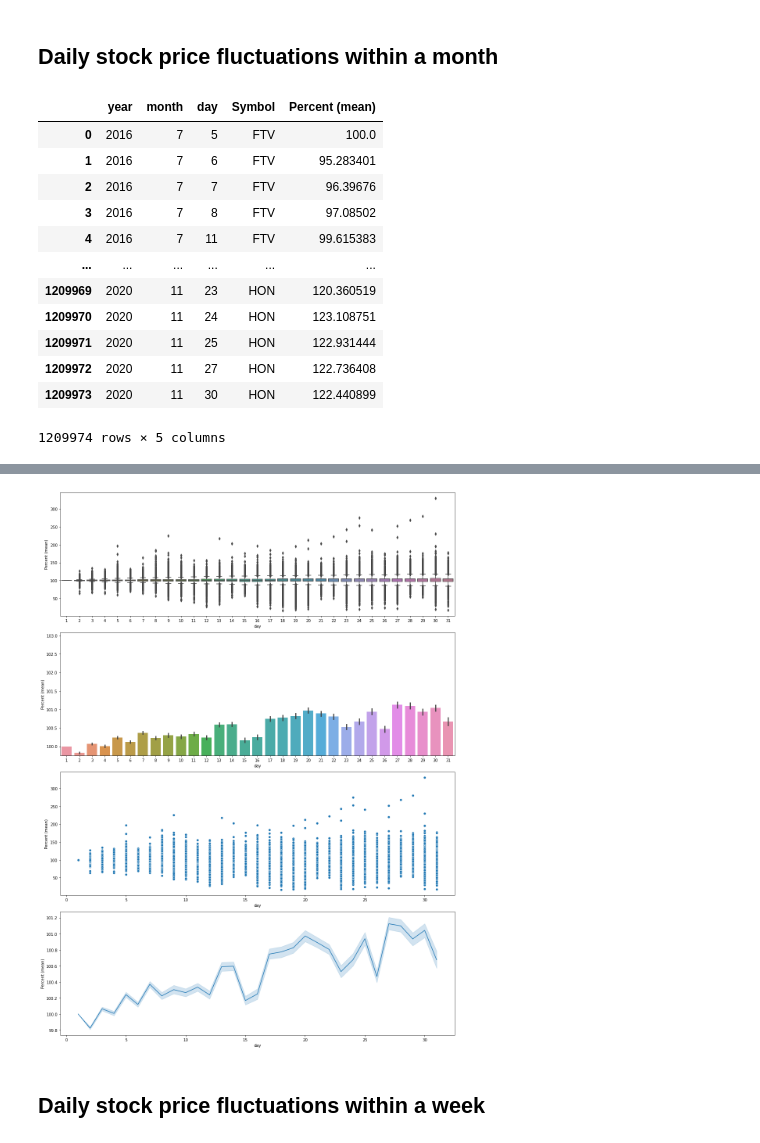
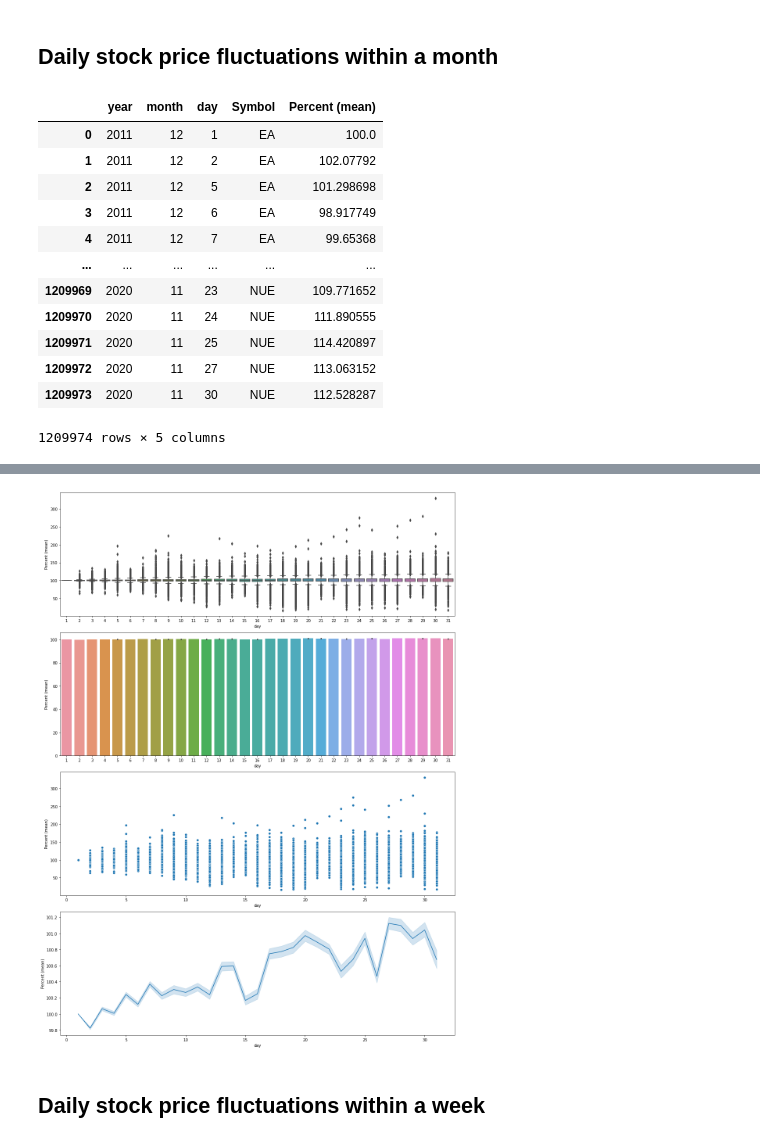
Before and after one commit to kirillstrelkov/playground, a Jupyter notebook: stocks/buy_sell_analysis/sp500/analysis.ipynb, the cells around one changed output, grey strips where cells are left out. Saved outputs shown, nothing was run; the diff lists cells and outputs as text; code cells hidden in the pictures.

```diff
--- a/stocks/buy_sell_analysis/sp500/analysis.ipynb
+++ b/stocks/buy_sell_analysis/sp500/analysis.ipynb
@@ -128,25 +95,25 @@ week
 # %%
 from analysis import Column,get_best_month_day
 
-df = get_best_month_day(FILENAME, START_DATE, END_DATE, limit=LIMIT)
+df = get_best_month_day(FILENAME, YahooRange.YEARS_10, limit=LIMIT)
 
 df
 # %% [output]
 |  | year | month | day | Symbol | Percent (mean) |
-| 0 | 2016 | 7 | 5 | FTV | 100.0 |
-| 1 | 2016 | 7 | 6 | FTV | 95.283401 |
-| 2 | 2016 | 7 | 7 | FTV | 96.39676 |
-| 3 | 2016 | 7 | 8 | FTV | 97.08502 |
-| 4 | 2016 | 7 | 11 | FTV | 99.615383 |
+| 0 | 2011 | 12 | 1 | EA | 100.0 |
+| 1 | 2011 | 12 | 2 | EA | 102.07792 |
+| 2 | 2011 | 12 | 5 | EA | 101.298698 |
+| 3 | 2011 | 12 | 6 | EA | 98.917749 |
+| 4 | 2011 | 12 | 7 | EA | 99.65368 |
 | ... | ... | ... | ... | ... | ... |
-| 1209969 | 2020 | 11 | 23 | HON | 120.360519 |
-| 1209970 | 2020 | 11 | 24 | HON | 123.108751 |
-| 1209971 | 2020 | 11 | 25 | HON | 122.931444 |
-| 1209972 | 2020 | 11 | 27 | HON | 122.736408 |
-| 1209973 | 2020 | 11 | 30 | HON | 122.440899 |
+| 1209969 | 2020 | 11 | 23 | NUE | 109.771652 |
+| 1209970 | 2020 | 11 | 24 | NUE | 111.890555 |
+| 1209971 | 2020 | 11 | 25 | NUE | 114.420897 |
+| 1209972 | 2020 | 11 | 27 | NUE | 113.063152 |
+| 1209973 | 2020 | 11 | 30 | NUE | 112.528287 |
 1209974 rows × 5 columns
 # %%
-plot(x=Column.DAY, y=Column.PERCENT, data=df, barplot={'quantile': (0.4, 0.75)})
+plot(x=Column.DAY, y=Column.PERCENT, data=df)
 # %% [output]
      Percent (mean)
 day
@@ -158,4 +125,4 @@ day
-[figure, old version]
+[figure, new version]
 # %% [markdown]
 ## Daily stock price fluctuations within a week
 # %%
```
Also changed, not shown: parts of 17 cells of this notebook, 7 other files.
